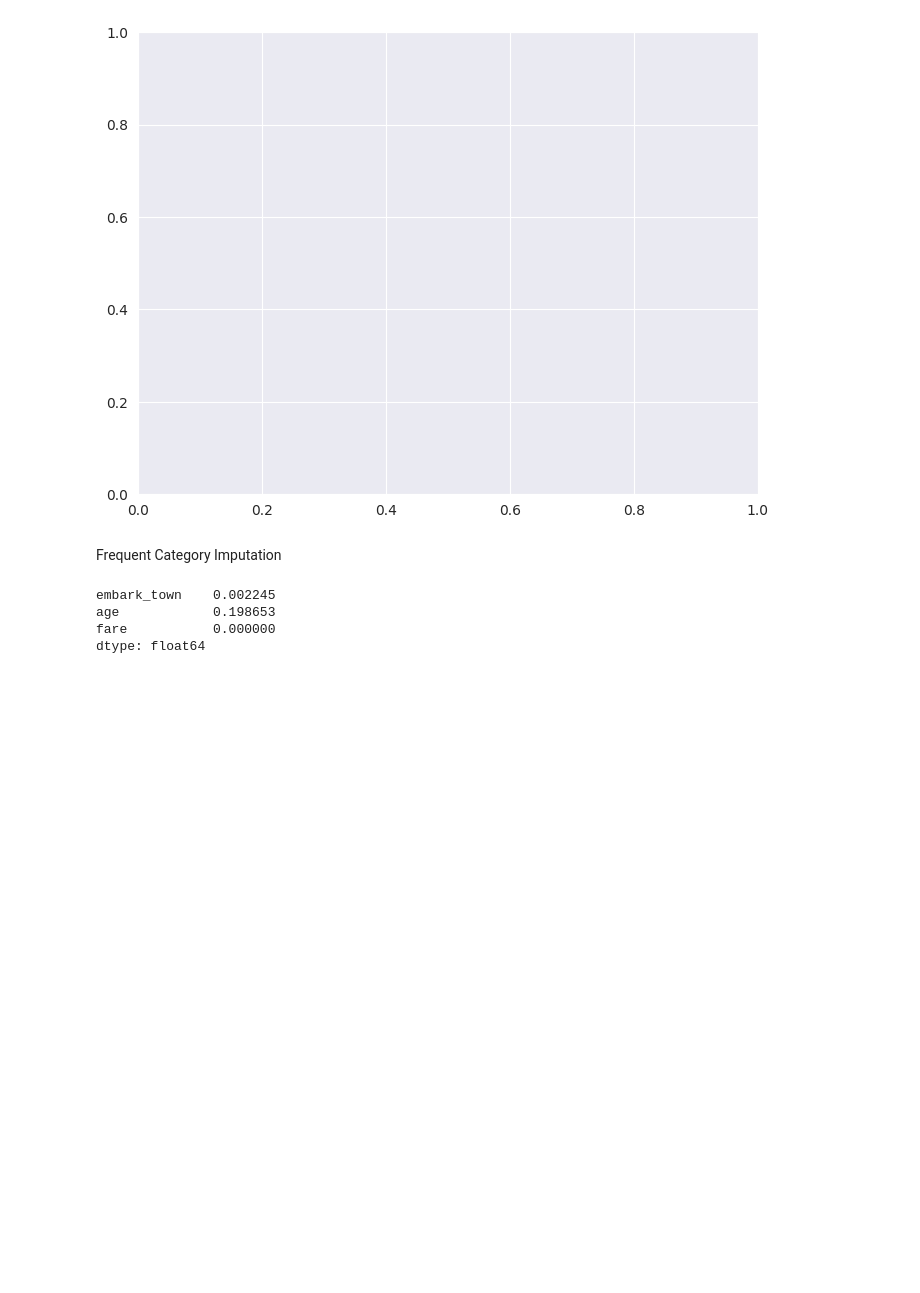
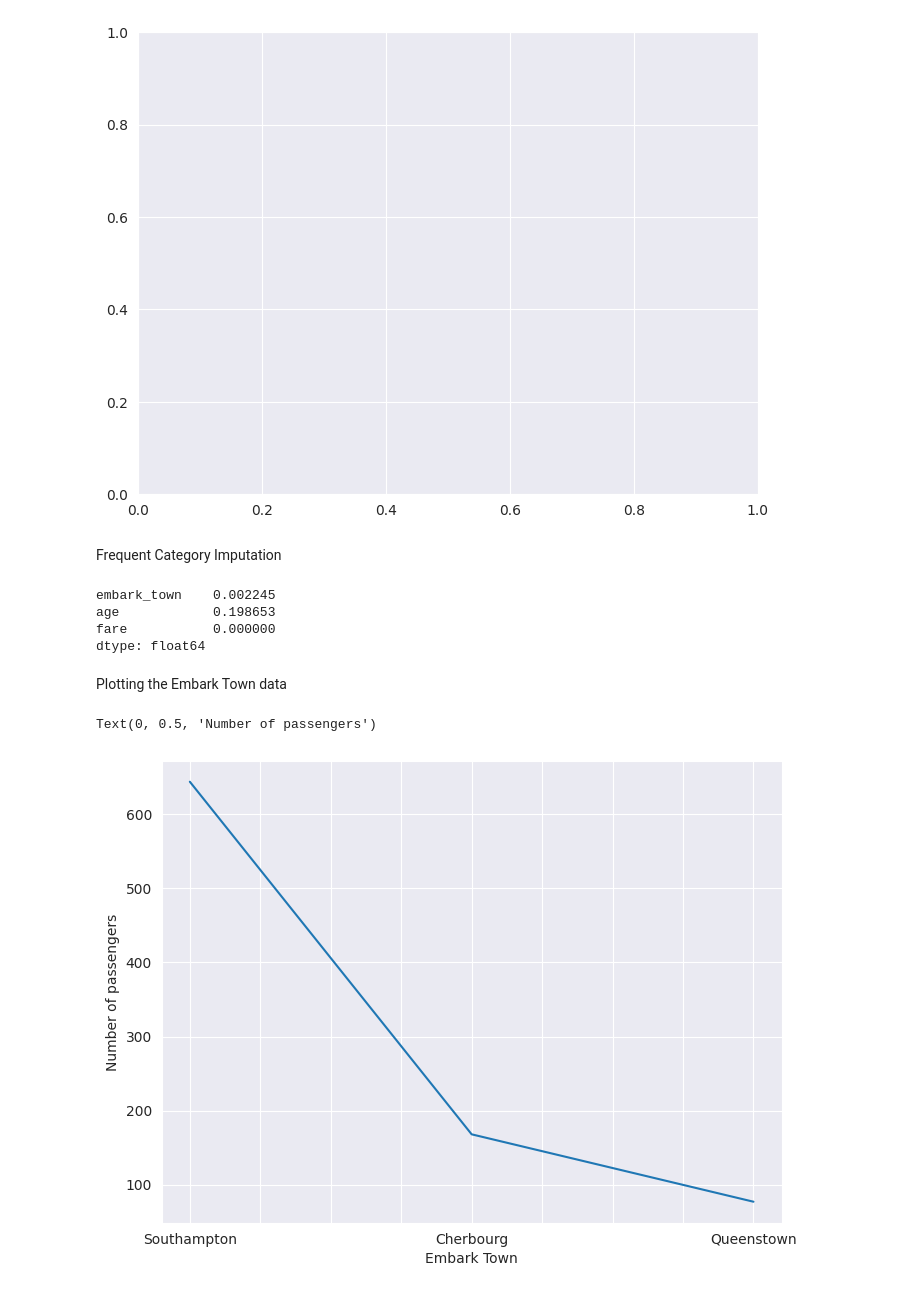
Before and after one commit to KennedyMungai/pandas_proper_intro, a Jupyter notebook: pandas.ipynb, the cells around one changed output. Drawn from its saved outputs; the diff is of its cells as text; code cells hidden in the pictures; blank space fills up the shorter version.

Commit message:
Plotted out the embark data

```diff
--- a/pandas.ipynb
+++ b/pandas.ipynb
@@ -432,3 +432,12 @@ embark_town    0.002245
 age            0.198653
 fare           0.000000
 dtype: float64
+# %% [markdown]
+<p>Plotting the Embark Town data</p>
+# %%
+titanic_data.embark_town.value_counts().sort_values(ascending=False).plot()
+plt.xlabel('Embark Town')
+plt.ylabel('Number of passengers')
+# %% [output]
+Text(0, 0.5, 'Number of passengers')
+[figure, added]
```
